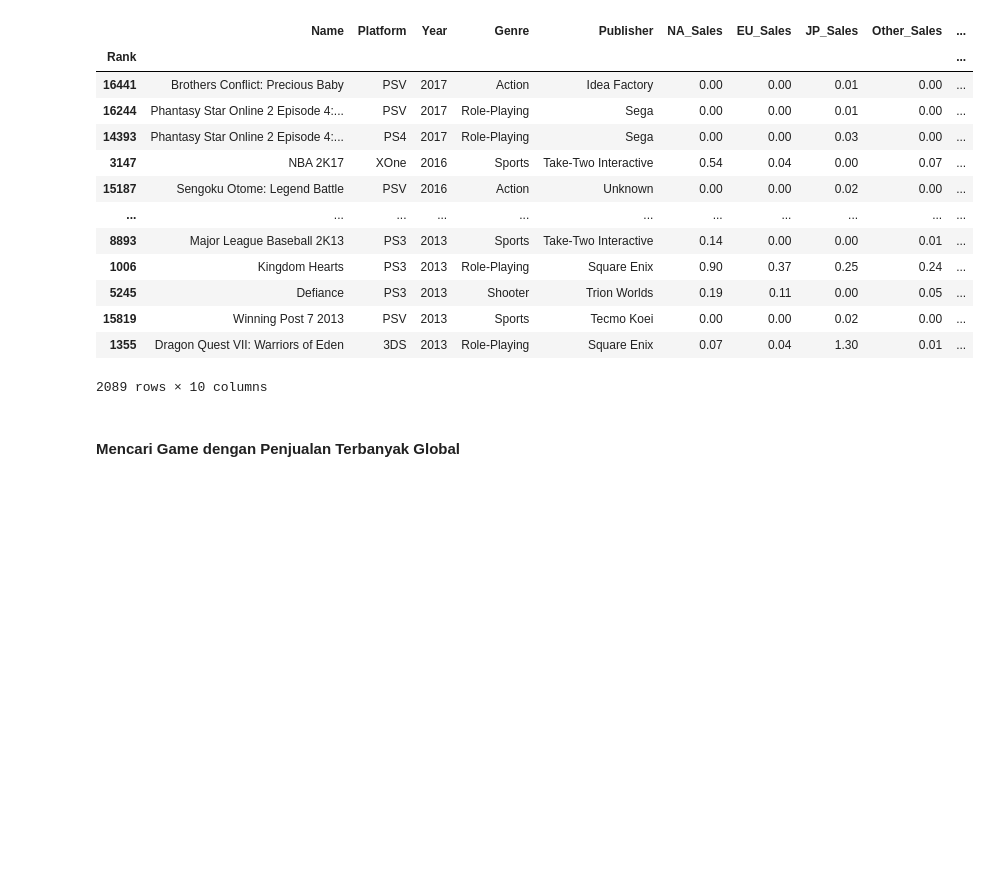
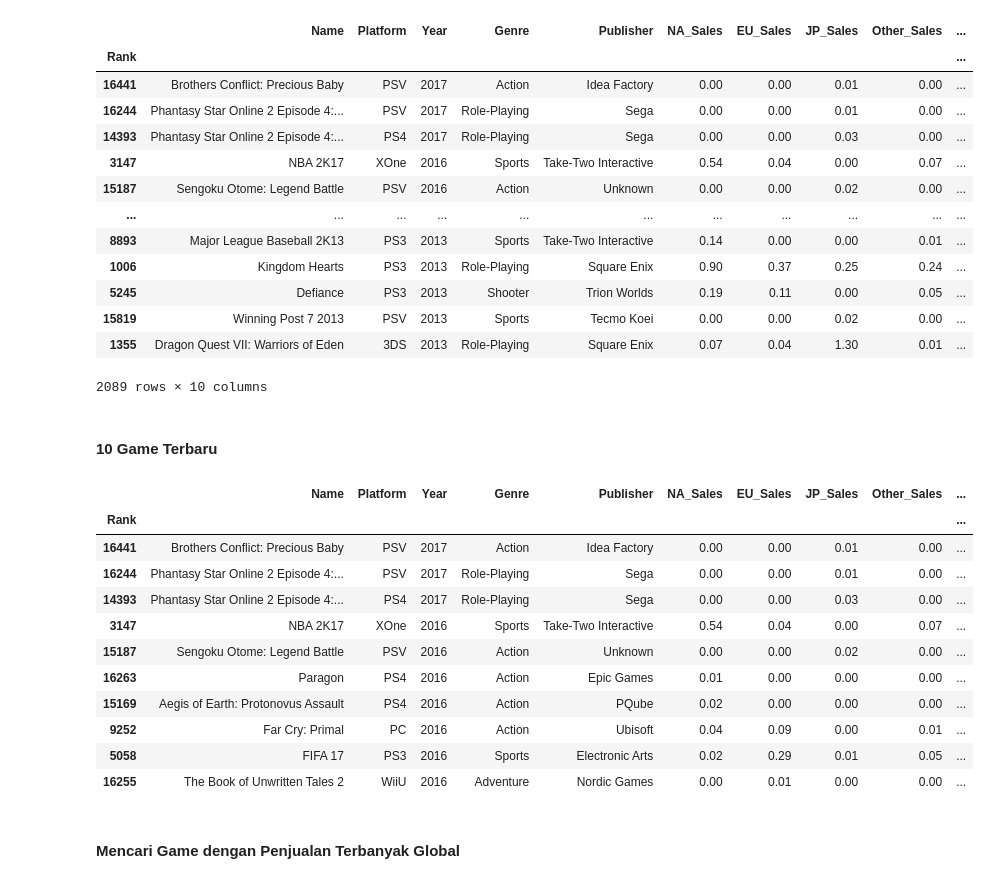
Before and after one commit to Astha47/Tugas-Besar-Analisis-Data-Kelompok-8, a Jupyter notebook: Main.ipynb, the cells around one changed output. Saved outputs shown, nothing was run; the diff lists cells and outputs as text; code cells hidden in the pictures; blank space fills up the shorter version.

```diff
--- a/Main.ipynb
+++ b/Main.ipynb
@@ -656,7 +649,8 @@ JumlahTiapTahun.plot(kind="line",x="Tahun",y="Jumlah",title="Jumlah Game Tiap Ta
 Dikategorikan sebagai game yang rilis mulai dari 2013, bersamaan dengan rilisnya PS4.
 # %%
 SortedPublishYear = data.sort_values('Year', ascending= False)
-SortedPublishYear.loc[SortedPublishYear['Year']>=2013]
+xdata = SortedPublishYear.loc[SortedPublishYear['Year']>=2013]
+xdata
 # %% [output]
 |  | Name | Platform | Year | Genre | Publisher | NA_Sales | EU_Sales | JP_Sales | Other_Sales | ... |
 | Rank |  |  |  |  |  |  |  |  |  | ... |
@@ -672,6 +666,23 @@ SortedPublishYear.loc[SortedPublishYear['Year']>=2013]
 | 15819 | Winning Post 7 2013 | PSV | 2013 | Sports | Tecmo Koei | 0.00 | 0.00 | 0.02 | 0.00 | ... |
 | 1355 | Dragon Quest VII: Warriors of Eden | 3DS | 2013 | Role-Playing | Square Enix | 0.07 | 0.04 | 1.30 | 0.01 | ... |
 2089 rows × 10 columns
+# %% [markdown]
+#### 10 Game Terbaru
+# %%
+xdata.head(10)
+# %% [output]
+|  | Name | Platform | Year | Genre | Publisher | NA_Sales | EU_Sales | JP_Sales | Other_Sales | ... |
+| Rank |  |  |  |  |  |  |  |  |  | ... |
+| 16441 | Brothers Conflict: Precious Baby | PSV | 2017 | Action | Idea Factory | 0.00 | 0.00 | 0.01 | 0.00 | ... |
+| 16244 | Phantasy Star Online 2 Episode 4:... | PSV | 2017 | Role-Playing | Sega | 0.00 | 0.00 | 0.01 | 0.00 | ... |
+| 14393 | Phantasy Star Online 2 Episode 4:... | PS4 | 2017 | Role-Playing | Sega | 0.00 | 0.00 | 0.03 | 0.00 | ... |
+| 3147 | NBA 2K17 | XOne | 2016 | Sports | Take-Two Interactive | 0.54 | 0.04 | 0.00 | 0.07 | ... |
+| 15187 | Sengoku Otome: Legend Battle | PSV | 2016 | Action | Unknown | 0.00 | 0.00 | 0.02 | 0.00 | ... |
+| 16263 | Paragon | PS4 | 2016 | Action | Epic Games | 0.01 | 0.00 | 0.00 | 0.00 | ... |
+| 15169 | Aegis of Earth: Protonovus Assault | PS4 | 2016 | Action | PQube | 0.02 | 0.00 | 0.00 | 0.00 | ... |
+| 9252 | Far Cry: Primal | PC | 2016 | Action | Ubisoft | 0.04 | 0.09 | 0.00 | 0.01 | ... |
+| 5058 | FIFA 17 | PS3 | 2016 | Sports | Electronic Arts | 0.02 | 0.29 | 0.01 | 0.05 | ... |
+| 16255 | The Book of Unwritten Tales 2 | WiiU | 2016 | Adventure | Nordic Games | 0.00 | 0.01 | 0.00 | 0.00 | ... |
 # %% [markdown]
 #### Mencari Game dengan Penjualan Terbanyak Global
 # %%
```
Also changed, not shown: parts of 5 cells of this notebook.
